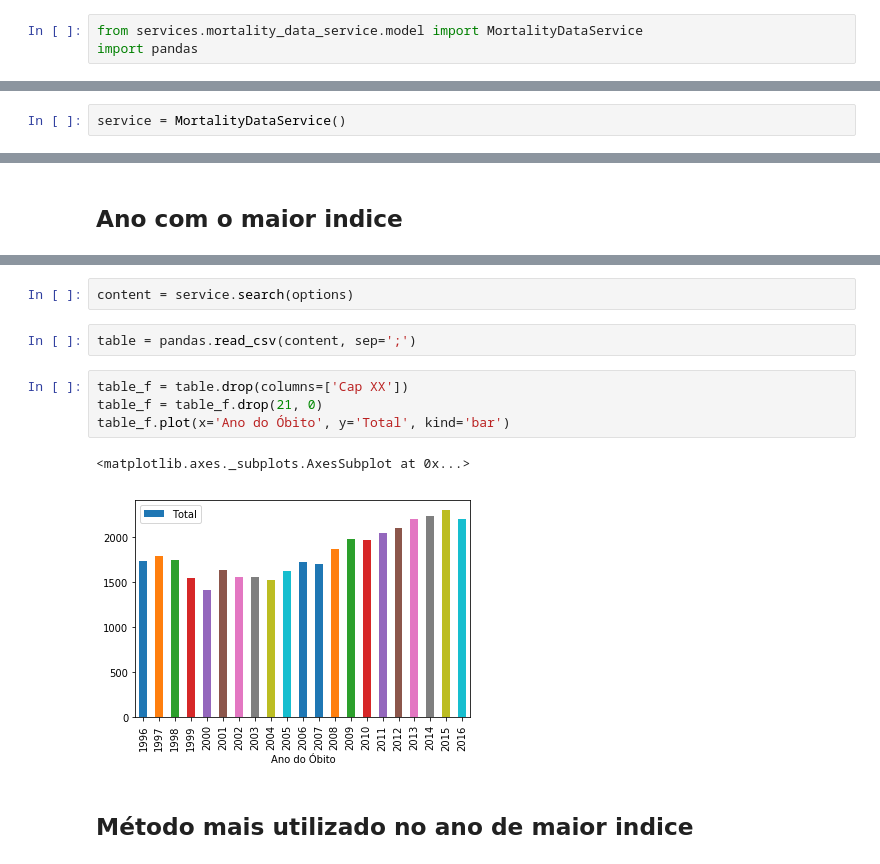
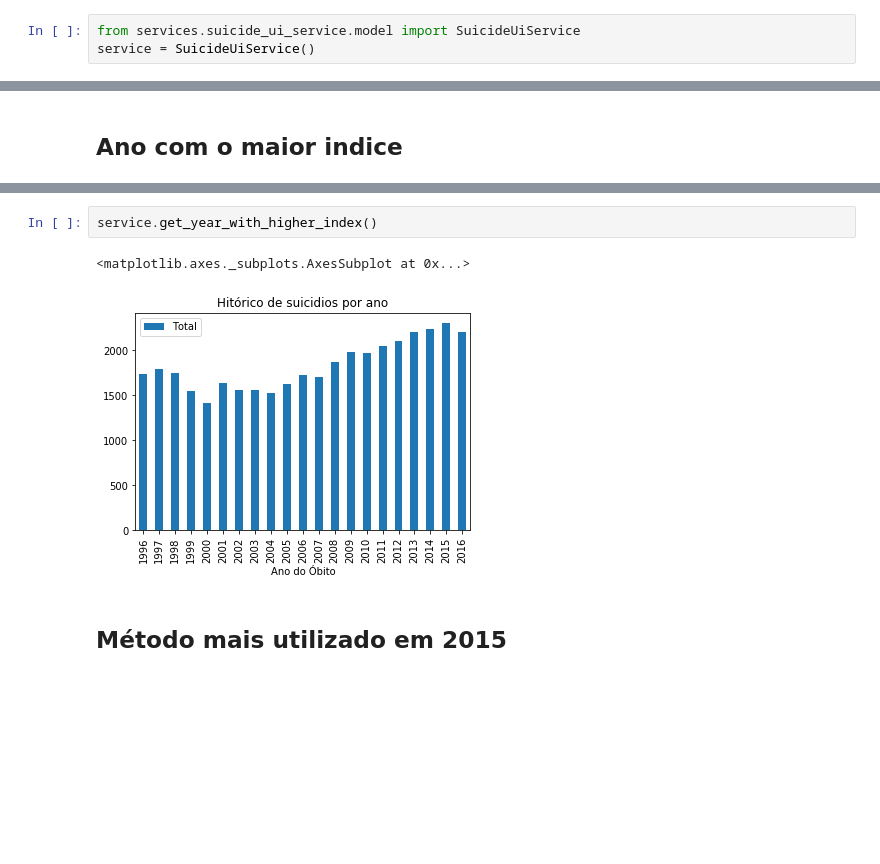
Before and after one commit to vitebo/suicide-analysis, a Jupyter notebook: src/dados.ipynb, the cells around one changed output, grey strips where cells are left out. Drawn from its saved outputs; the diff is of its cells as text; blank space fills up the shorter version.

Commit message:
criando um serviço para trabalhar com o pandas

```diff
--- a/src/dados.ipynb
+++ b/src/dados.ipynb
@@ -1,3 +1,3 @@
 # %%
-from services.mortality_data_service.model import MortalityDataService
-import pandas
+from services.suicide_ui_service.model import SuicideUiService
+service = SuicideUiService()
@@ -8,2 +3,0 @@ pandas.set_option('display.max_colwidth', -1)
-# %%
-service = MortalityDataService()
@@ -25,13 +6,7 @@ options
-# %%
-content = service.search(options)
-# %%
-table = pandas.read_csv(content, sep=';')
-# %%
-table_f = table.drop(columns=['Cap XX'])
-table_f = table_f.drop(21, 0)
-table_f.plot(x='Ano do Óbito', y='Total', kind='bar')
-# %% [output]
-<matplotlib.axes._subplots.AxesSubplot at 0x...>
-[figure, removed]
+# %%
+service.get_year_with_higher_index()
+# %% [output]
+<matplotlib.axes._subplots.AxesSubplot at 0x...>
+[figure, added]
 # %% [markdown]
-## Método mais utilizado no ano de maior indice
+## Método mais utilizado em 2015
```
Also changed, not shown: parts of 13 cells of this notebook, 3 other files.
